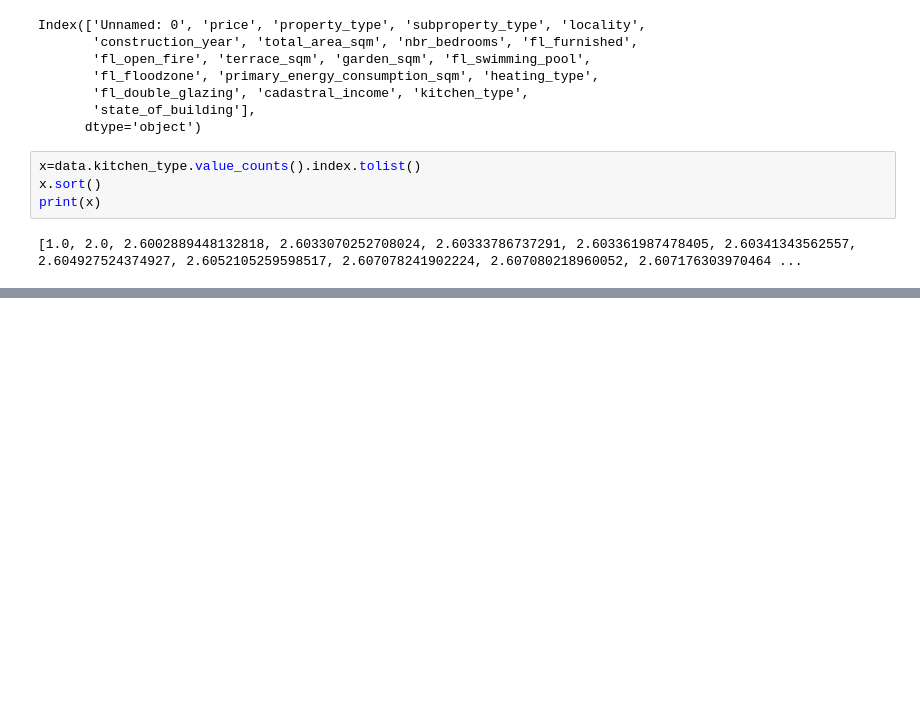
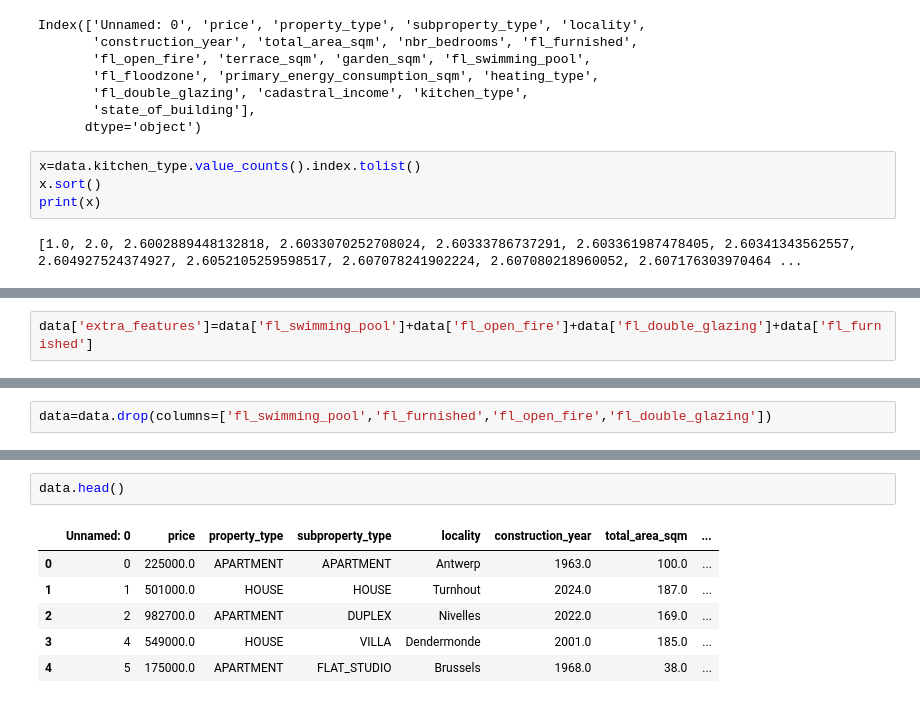
Before and after one commit to Rasmita-D/immo-eliza-deployment-fastapi, a Jupyter notebook: testing_stuff.ipynb, the cells around one changed output, grey strips where cells are left out. Drawn from its saved outputs; the diff is of its cells as text; blank space fills up the shorter version.

```diff
--- a/testing_stuff.ipynb
+++ b/testing_stuff.ipynb
@@ -20,0 +28,2 @@ print(x)
+# %%
+data['extra_features']=data['fl_swimming_pool']+data['fl_open_fire']+data['fl_double_glazing']+data['fl_furnished']
@@ -20,0 +39,2 @@ print(x)
+# %%
+data=data.drop(columns=['fl_swimming_pool','fl_furnished','fl_open_fire','fl_double_glazing'])
@@ -20,0 +50,9 @@ print(x)
+# %%
+data.head()
+# %% [output]
+|  | Unnamed: 0 | price | property_type | subproperty_type | locality | construction_year | total_area_sqm | ... |
+| 0 | 0 | 225000.0 | APARTMENT | APARTMENT | Antwerp | 1963.0 | 100.0 | ... |
+| 1 | 1 | 501000.0 | HOUSE | HOUSE | Turnhout | 2024.0 | 187.0 | ... |
+| 2 | 2 | 982700.0 | APARTMENT | DUPLEX | Nivelles | 2022.0 | 169.0 | ... |
+| 3 | 4 | 549000.0 | HOUSE | VILLA | Dendermonde | 2001.0 | 185.0 | ... |
+| 4 | 5 | 175000.0 | APARTMENT | FLAT_STUDIO | Brussels | 1968.0 | 38.0 | ... |
```
Also changed, not shown: parts of 12 cells of this notebook, 8 other files.
